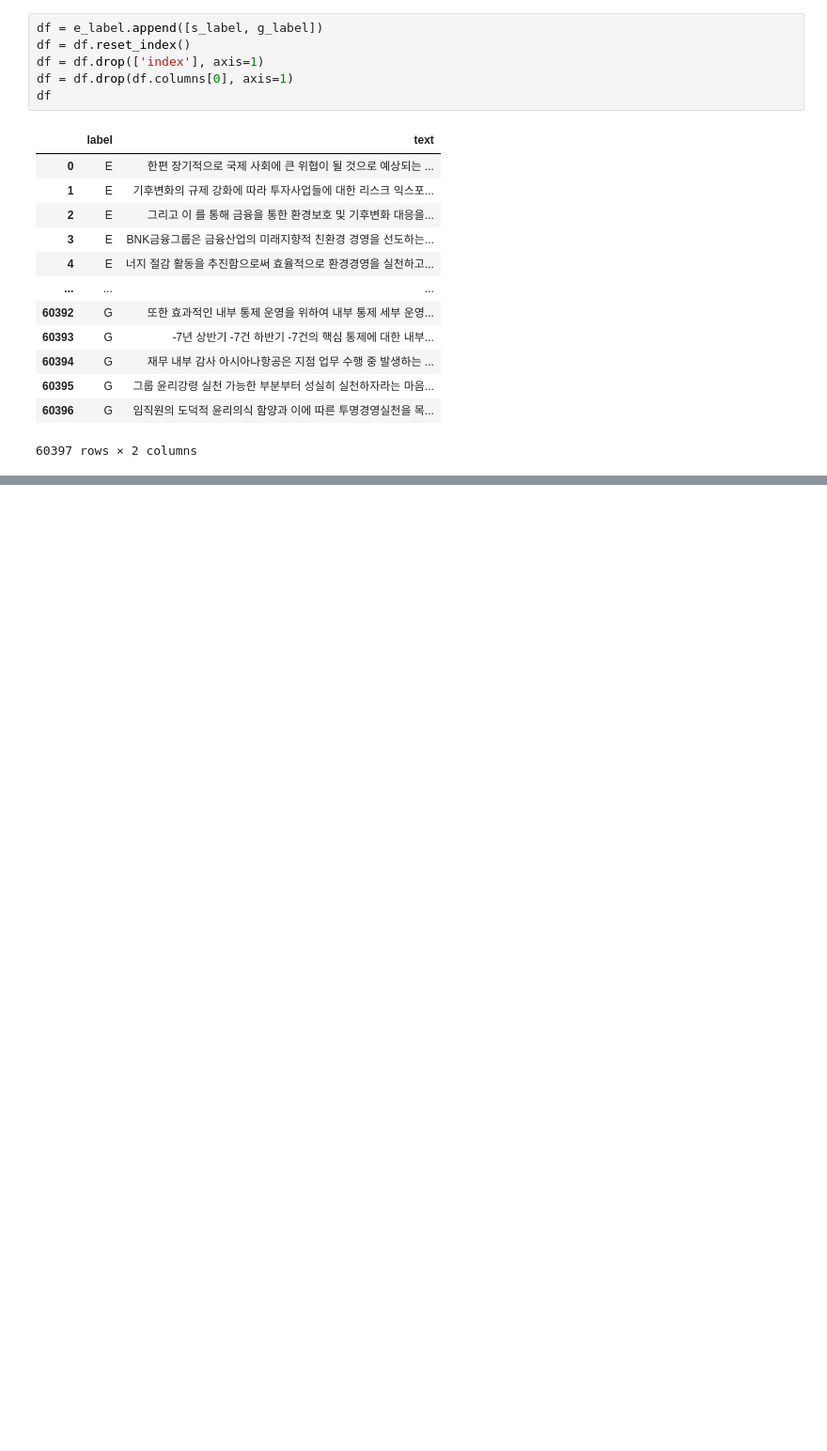
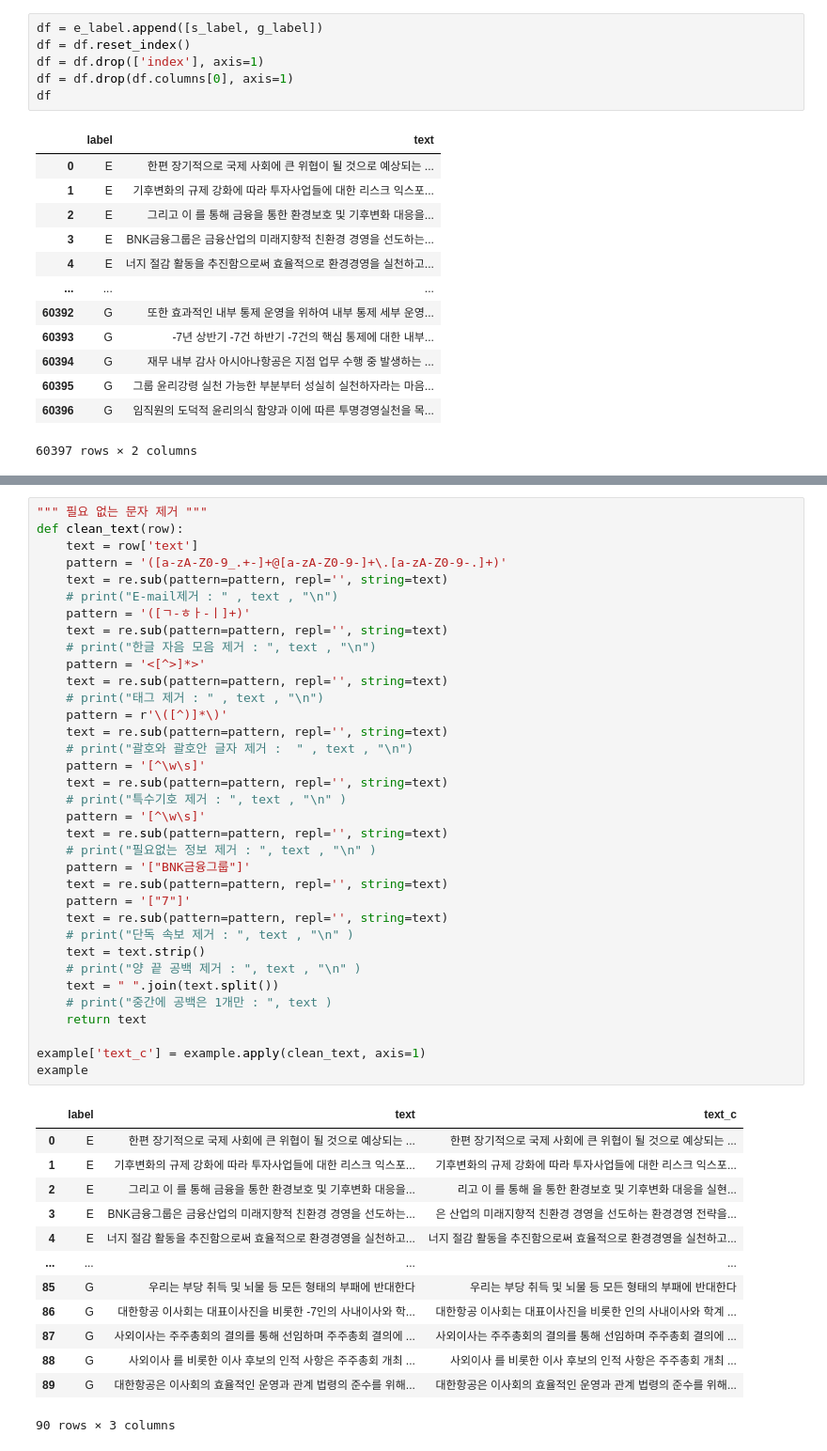
Before and after one commit to Psubinn/ESG_KG, a Jupyter notebook: ESG_neo4j.ipynb, the cells around one changed output, grey strips where cells are left out. Shown: that part at 94% size. Saved outputs shown, nothing was run; the diff lists cells and outputs as text; blank space fills up the shorter version.

```diff
--- a/ESG_neo4j.ipynb
+++ b/ESG_neo4j.ipynb
@@ -173,0 +90,49 @@ example
+# %%
+""" 필요 없는 문자 제거 """
+def clean_text(row):
+    text = row['text']
+    pattern = '([a-zA-Z0-9_.+-]+@[a-zA-Z0-9-]+\.[a-zA-Z0-9-.]+)'
+    text = re.sub(pattern=pattern, repl='', string=text)
+    # print("E-mail제거 : " , text , "\n")
+    pattern = '([ㄱ-ㅎㅏ-ㅣ]+)'
+    text = re.sub(pattern=pattern, repl='', string=text)
+    # print("한글 자음 모음 제거 : ", text , "\n")
+    pattern = '<[^>]*>'
+    text = re.sub(pattern=pattern, repl='', string=text)
+    # print("태그 제거 : " , text , "\n")
+    pattern = r'\([^)]*\)'
+    text = re.sub(pattern=pattern, repl='', string=text)
+    # print("괄호와 괄호안 글자 제거 :  " , text , "\n")
+    pattern = '[^\w\s]'
+    text = re.sub(pattern=pattern, repl='', string=text)
+    # print("특수기호 제거 : ", text , "\n" )
+    pattern = '[^\w\s]'
+    text = re.sub(pattern=pattern, repl='', string=text)
+    # print("필요없는 정보 제거 : ", text , "\n" )
+    pattern = '["BNK금융그룹"]'
+    text = re.sub(pattern=pattern, repl='', string=text)
+    pattern = '["7"]'
+    text = re.sub(pattern=pattern, repl='', string=text)
+    # print("단독 속보 제거 : ", text , "\n" )
+    text = text.strip()
+    # print("양 끝 공백 제거 : ", text , "\n" )
+    text = " ".join(text.split())
+    # print("중간에 공백은 1개만 : ", text )
+    return text
+
+example['text_c'] = example.apply(clean_text, axis=1)
+example
+# %% [output]
+|  | label | text | text_c |
+| 0 | E | 한편 장기적으로 국제 사회에 큰 위협이 될 것으로 예상되는 ... | 한편 장기적으로 국제 사회에 큰 위협이 될 것으로 예상되는 ... |
+| 1 | E | 기후변화의 규제 강화에 따라 투자사업들에 대한 리스크 익스포... | 기후변화의 규제 강화에 따라 투자사업들에 대한 리스크 익스포... |
+| 2 | E | 그리고 이 를 통해 금융을 통한 환경보호 및 기후변화 대응을... | 리고 이 를 통해 을 통한 환경보호 및 기후변화 대응을 실현... |
+| 3 | E | BNK금융그룹은 금융산업의 미래지향적 친환경 경영을 선도하는... | 은 산업의 미래지향적 친환경 경영을 선도하는 환경경영 전략을... |
+| 4 | E | 너지 절감 활동을 추진함으로써 효율적으로 환경경영을 실천하고... | 너지 절감 활동을 추진함으로써 효율적으로 환경경영을 실천하고... |
+| ... | ... | ... | ... |
+| 85 | G | 우리는 부당 취득 및 뇌물 등 모든 형태의 부패에 반대한다 | 우리는 부당 취득 및 뇌물 등 모든 형태의 부패에 반대한다 |
+| 86 | G | 대한항공 이사회는 대표이사진을 비롯한 -7인의 사내이사와 학... | 대한항공 이사회는 대표이사진을 비롯한 인의 사내이사와 학계 ... |
+| 87 | G | 사외이사는 주주총회의 결의를 통해 선임하며 주주총회 결의에 ... | 사외이사는 주주총회의 결의를 통해 선임하며 주주총회 결의에 ... |
+| 88 | G | 사외이사 를 비롯한 이사 후보의 인적 사항은 주주총회 개최 ... | 사외이사 를 비롯한 이사 후보의 인적 사항은 주주총회 개최 ... |
+| 89 | G | 대한항공은 이사회의 효율적인 운영과 관계 법령의 준수를 위해... | 대한항공은 이사회의 효율적인 운영과 관계 법령의 준수를 위해... |
+90 rows × 3 columns
```
Also changed, not shown: parts of 6 cells of this notebook.
